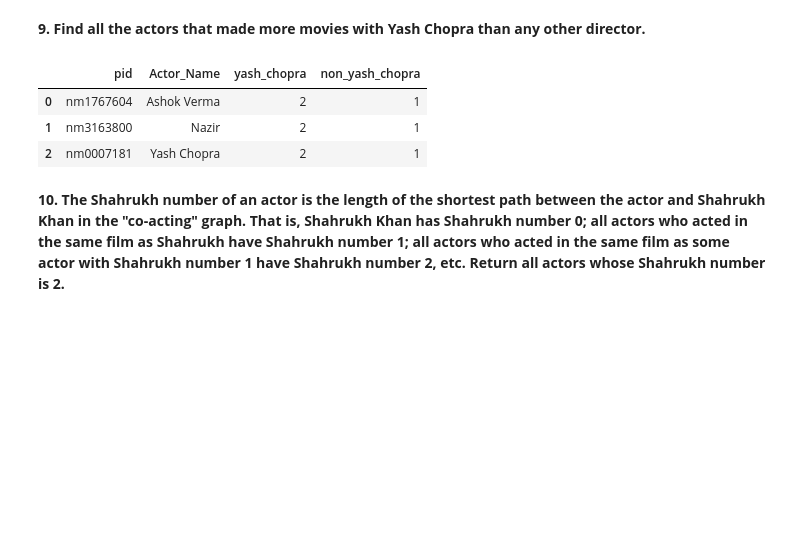
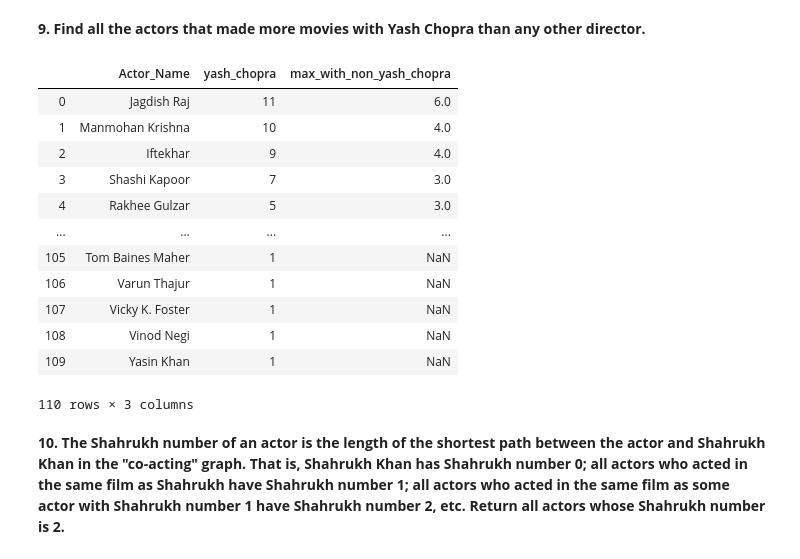
Before and after one commit to aditya-5842/sqlite3-practice, a Jupyter notebook: SQL queries on IMDB data.ipynb, the cells around one changed output. Saved outputs shown, nothing was run; the diff lists cells and outputs as text; code cells hidden in the pictures; blank space fills up the shorter version.

```diff
--- a/SQL queries on IMDB data.ipynb
+++ b/SQL queries on IMDB data.ipynb
@@ -384,47 +384,67 @@ pd.read_sql_query(sql, conn)
 **9. Find all the actors that made more movies with Yash Chopra than any other director.**
 # %%
 sql = '''
-SELECT DISTINCT yash_chopra_table.*,
-                non_yash_copra_table.non_yash_chopra
+SELECT yash_chopra_table.Actor_Name, yash_chopra_table.yash_chopra,
+       non_yash_chopra_table.max_with_non_yash_chopra
 FROM   (SELECT DISTINCT p.pid,
-                        Trim(p.NAME) Actor_Name,
+                        Trim(p.NAME) AS Actor_Name,
+                        q1.NAME      AS Director_Name,
                         Count(*)     AS yash_chopra
         FROM   person p
                JOIN m_cast mc
                  ON Trim(mc.pid) = p.pid
                JOIN (SELECT DISTINCT md.mid,
-                                     Trim(p.NAME)
+                                     Trim(p.NAME) AS NAME
                      FROM   person p
                             JOIN m_director md
                               ON md.pid = p.pid
                      WHERE  Trim(p.NAME) = 'Yash Chopra')q1
                  ON q1.mid = mc.mid
-        GROUP  BY p.NAME)yash_chopra_table
-       JOIN (SELECT DISTINCT p.pid,
-                             Trim(p.NAME) Actor_Name,
-                             Count(*)     AS non_yash_chopra
-             FROM   person p
-                    JOIN m_cast mc
-                      ON Trim(mc.pid) = p.pid
-                    JOIN (SELECT DISTINCT md.mid,
-                                          Trim(p.NAME)
+        GROUP  BY p.NAME,
+                  q1.NAME)yash_chopra_table
+       LEFT JOIN (SELECT DISTINCT q2.pid,
+                                  q2.actor_name,
+                                  Max(q2.non_yash_chopra) AS
+                                  max_with_non_yash_chopra
+                  FROM   (SELECT DISTINCT p.pid,
+                                          Trim(p.NAME) AS Actor_Name,
+                                          q1.NAME      AS Director_Name,
+                                          Count(*)     AS non_yash_chopra
                           FROM   person p
-                                 JOIN m_director md
-                                   ON md.pid = p.pid
-                          WHERE  Trim(p.NAME) != 'Yash Chopra')q1
-                      ON q1.mid = mc.mid
-             GROUP  BY p.NAME)non_yash_copra_table
-         ON yash_chopra_table.pid = non_yash_copra_table.pid
-WHERE  yash_chopra_table.yash_chopra > non_yash_copra_table.non_yash_chopra
+                                 JOIN m_cast mc
+                                   ON Trim(mc.pid) = p.pid
+                                 JOIN (SELECT DISTINCT md.mid,
+                                                       Trim(p.NAME) AS NAME
+                                       FROM   person p
+                                              JOIN m_director md
+                                                ON md.pid = p.pid
+                                       WHERE  Trim(p.NAME) != 'Yash Chopra')q1
+                                   ON q1.mid = mc.mid
+                          GROUP  BY p.NAME,
+                                    q1.NAME
+                          ORDER  BY non_yash_chopra DESC)q2
+                  GROUP  BY q2.actor_name)non_yash_chopra_table
+              ON non_yash_chopra_table.pid = yash_chopra_table.pid
+WHERE  yash_chopra_table.yash_chopra >
+       non_yash_chopra_table.max_with_non_yash_chopra
+        OR non_yash_chopra_table.max_with_non_yash_chopra IS NULL
 ORDER  BY yash_chopra_table.yash_chopra DESC
 '''
-a = pd.read_sql_query(sql, conn)
-a
+pd.read_sql_query(sql, conn)
 # %% [output]
-|  | pid | Actor_Name | yash_chopra | non_yash_chopra |
-| 0 | nm1767604 | Ashok Verma | 2 | 1 |
-| 1 | nm3163800 | Nazir | 2 | 1 |
-| 2 | nm0007181 | Yash Chopra | 2 | 1 |
+|  | Actor_Name | yash_chopra | max_with_non_yash_chopra |
+| 0 | Jagdish Raj | 11 | 6.0 |
+| 1 | Manmohan Krishna | 10 | 4.0 |
+| 2 | Iftekhar | 9 | 4.0 |
+| 3 | Shashi Kapoor | 7 | 3.0 |
+| 4 | Rakhee Gulzar | 5 | 3.0 |
+| ... | ... | ... | ... |
+| 105 | Tom Baines Maher | 1 | NaN |
+| 106 | Varun Thajur | 1 | NaN |
+| 107 | Vicky K. Foster | 1 | NaN |
+| 108 | Vinod Negi | 1 | NaN |
+| 109 | Yasin Khan | 1 | NaN |
+110 rows × 3 columns
 # %% [markdown]
 **10. The Shahrukh number of an actor is the length of the shortest path between the actor and
 Shahrukh Khan in the "co-acting" graph. That is, Shahrukh Khan has Shahrukh number 0; all
```
Also changed, not shown: parts of 2 cells of this notebook.
